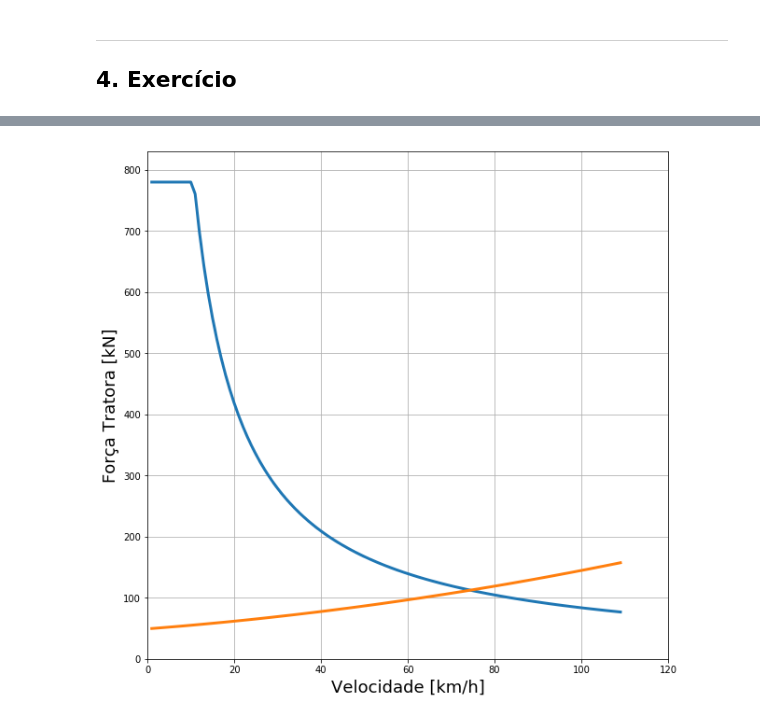
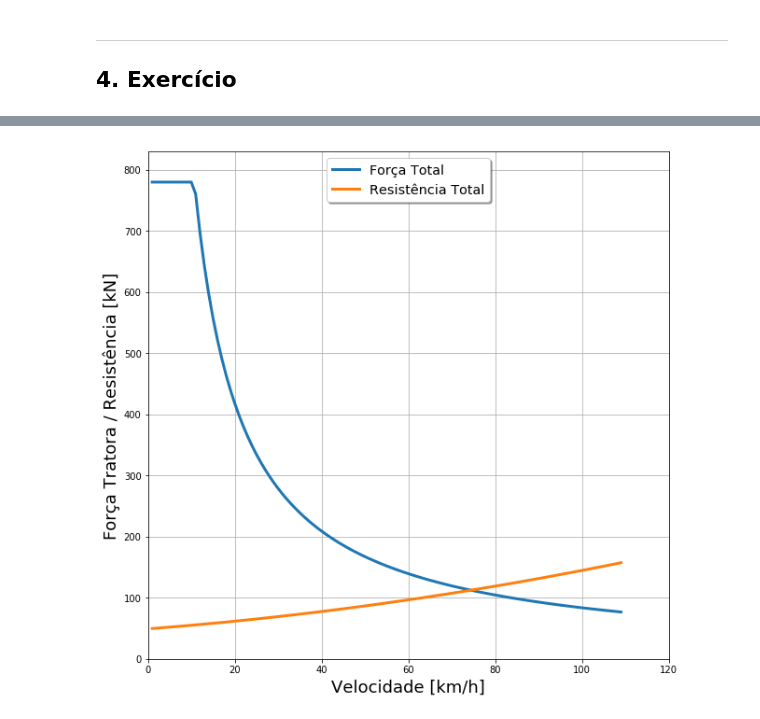
Before and after one commit to albnc/STT0408, a Jupyter notebook: 01.01-Locomocao-Ferroviario.ipynb, the cells around one changed output, grey strips where cells are left out. Cells and saved outputs as stored; diff of their text form; code cells hidden in the pictures.

```diff
--- a/01.01-Locomocao-Ferroviario.ipynb
+++ b/01.01-Locomocao-Ferroviario.ipynb
@@ -278,28 +278,32 @@ GV = 1000 #kN
 # %%
 # parameters of profile
 i = 0 #%
 r = 0 #m
 
 # list of speeds
 V = list(range(1,Vmax))
 F = []
 R = []
 
 
 for v in V:
     F.append( min(Ft(P,v,'hp',efic), Ftmax(GL*nL, 0.3)) )
     RL = Rr(xL, GL, v, 'locomotiva') + Ra(AL, v, 'locomotiva') + Rg(GL, i) + Rc(GL, r)
     RV = Rr(xV, GV, v, 'carga') + Ra(AV, v, 'carga') + Rg(GV, i) + Rc(GV, r)
     R.append(nL * RL + nV * RV)
 
 
-plt.figure(figsize=(10,10))
-plt.plot(V, F, V, R, linewidth=3)
+# Draw graphic
+fig, ax = plt.subplots(figsize=(10, 10))
+ax.plot(V, F, label='Força Total', linewidth=3)
+ax.plot(V, R, label='Resistência Total', linewidth=3)
+
+legend = ax.legend(loc='upper center', shadow=True, fontsize='x-large')
 
 plt.xlabel('Velocidade [km/h]', size=18)
 plt.ylabel('Força Tratora / Resistência [kN]', size=18)
 plt.grid(True)
-plt.axis([0, Vmax+10, 0, max(F)+50])
+plt.axis([0, Vmax+10, 0, max(max(F),max(R))+50])
 plt.show()
 # %% [output]
-[figure, old version]
+[figure, new version]
```
